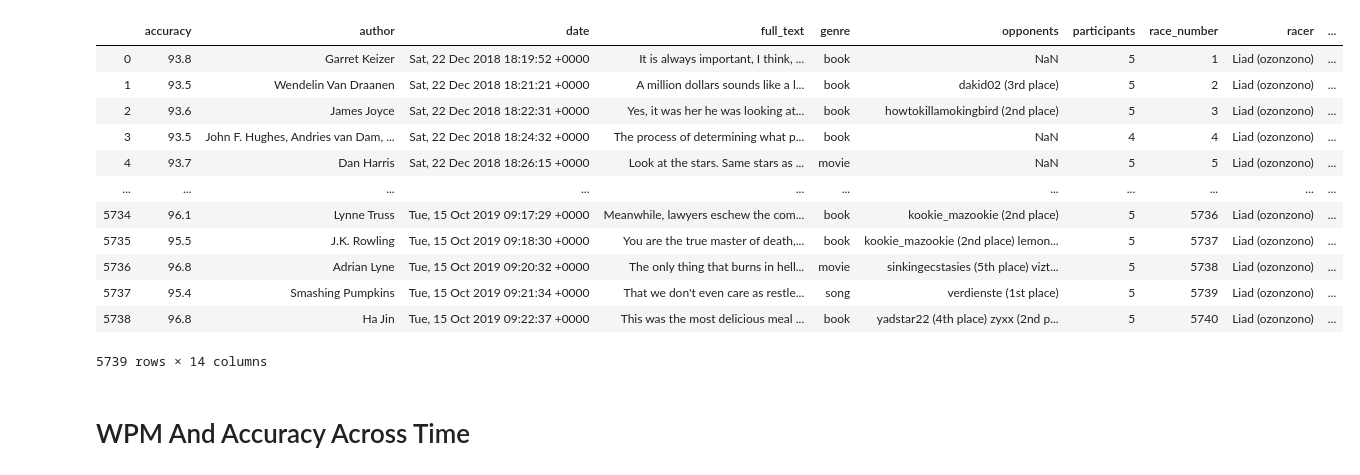
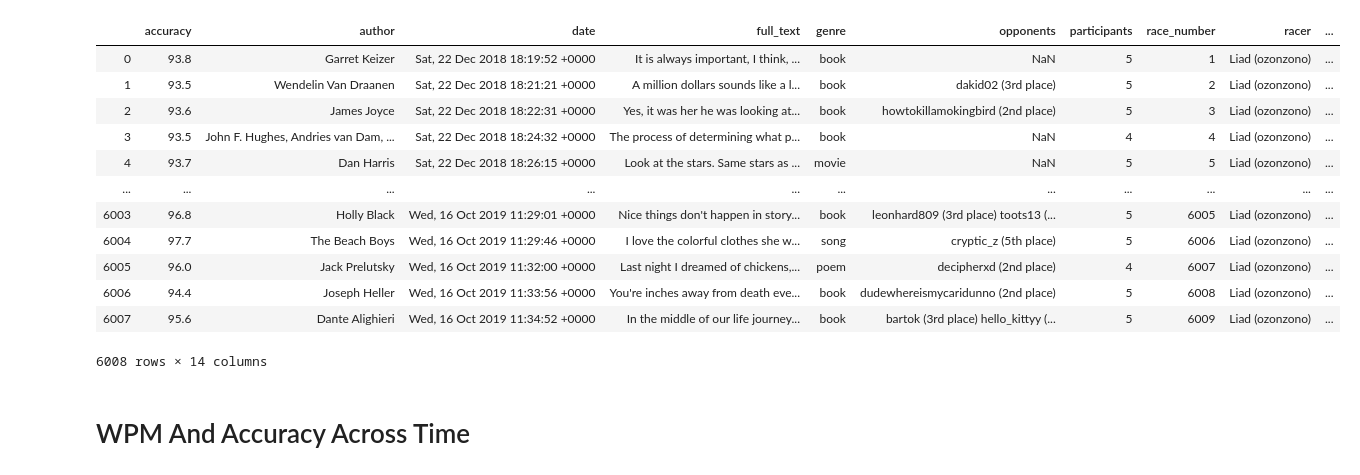
Before and after one commit to LiadOz/pandas-and-scrpaing, a Jupyter notebook: typeracer/analysis.ipynb, the cells around one changed output. Saved outputs shown, nothing was run; the diff lists cells and outputs as text; code cells hidden in the pictures.

```diff
--- a/typeracer/analysis.ipynb
+++ b/typeracer/analysis.ipynb
@@ -7,28 +7,28 @@ import numpy as np
 plt.rcParams['figure.figsize'] = (20, 10) # set default size of plots
 plt.rcParams.update({'font.size': 20})
 # %%
-df = pd.read_csv('ozonzono.csv', index_col=0)
+df = pd.read_csv('ozonzono.csv')
 df = df.rename(columns={'Race Number': 'race_number'})
 df = df.rename(columns={col:col.lower() for col in df.columns})
 df = df.reset_index().drop('index', axis=1)
 df.speed = df.speed.apply(lambda x: int(x.split(' ')[0]))
 df['timestamp'] = df.date.apply(pd.Timestamp)
 df['accuracy'] = df.accuracy.apply(lambda x: float(x[:-1]))
 df
 # %% [output]
 |  | accuracy | author | date | full_text | genre | opponents | participants | race_number | racer | ... |
 | 0 | 93.8 | Garret Keizer | Sat, 22 Dec 2018 18:19:52 +0000 | It is always important, I think, ... | book | NaN | 5 | 1 | Liad (ozonzono) | ... |
 | 1 | 93.5 | Wendelin Van Draanen | Sat, 22 Dec 2018 18:21:21 +0000 | A million dollars sounds like a l... | book | dakid02 (3rd place) | 5 | 2 | Liad (ozonzono) | ... |
 | 2 | 93.6 | James Joyce | Sat, 22 Dec 2018 18:22:31 +0000 | Yes, it was her he was looking at... | book | howtokillamokingbird (2nd place) | 5 | 3 | Liad (ozonzono) | ... |
 | 3 | 93.5 | John F. Hughes, Andries van Dam, ... | Sat, 22 Dec 2018 18:24:32 +0000 | The process of determining what p... | book | NaN | 4 | 4 | Liad (ozonzono) | ... |
 | 4 | 93.7 | Dan Harris | Sat, 22 Dec 2018 18:26:15 +0000 | Look at the stars. Same stars as ... | movie | NaN | 5 | 5 | Liad (ozonzono) | ... |
 | ... | ... | ... | ... | ... | ... | ... | ... | ... | ... | ... |
-| 5734 | 96.1 | Lynne Truss | Tue, 15 Oct 2019 09:17:29 +0000 | Meanwhile, lawyers eschew the com... | book | kookie_mazookie (2nd place) | 5 | 5736 | Liad (ozonzono) | ... |
-| 5735 | 95.5 | J.K. Rowling | Tue, 15 Oct 2019 09:18:30 +0000 | You are the true master of death,... | book | kookie_mazookie (2nd place) lemon... | 5 | 5737 | Liad (ozonzono) | ... |
-| 5736 | 96.8 | Adrian Lyne | Tue, 15 Oct 2019 09:20:32 +0000 | The only thing that burns in hell... | movie | sinkingecstasies (5th place) vizt... | 5 | 5738 | Liad (ozonzono) | ... |
-| 5737 | 95.4 | Smashing Pumpkins | Tue, 15 Oct 2019 09:21:34 +0000 | That we don't even care as restle... | song | verdienste (1st place) | 5 | 5739 | Liad (ozonzono) | ... |
-| 5738 | 96.8 | Ha Jin | Tue, 15 Oct 2019 09:22:37 +0000 | This was the most delicious meal ... | book | yadstar22 (4th place) zyxx (2nd p... | 5 | 5740 | Liad (ozonzono) | ... |
+| 6003 | 96.8 | Holly Black | Wed, 16 Oct 2019 11:29:01 +0000 | Nice things don't happen in story... | book | leonhard809 (3rd place) toots13 (... | 5 | 6005 | Liad (ozonzono) | ... |
+| 6004 | 97.7 | The Beach Boys | Wed, 16 Oct 2019 11:29:46 +0000 | I love the colorful clothes she w... | song | cryptic_z (5th place) | 5 | 6006 | Liad (ozonzono) | ... |
+| 6005 | 96.0 | Jack Prelutsky | Wed, 16 Oct 2019 11:32:00 +0000 | Last night I dreamed of chickens,... | poem | decipherxd (2nd place) | 4 | 6007 | Liad (ozonzono) | ... |
+| 6006 | 94.4 | Joseph Heller | Wed, 16 Oct 2019 11:33:56 +0000 | You're inches away from death eve... | book | dudewhereismycaridunno (2nd place) | 5 | 6008 | Liad (ozonzono) | ... |
+| 6007 | 95.6 | Dante Alighieri | Wed, 16 Oct 2019 11:34:52 +0000 | In the middle of our life journey... | book | bartok (3rd place) hello_kittyy (... | 5 | 6009 | Liad (ozonzono) | ... |
-5739 rows × 14 columns
+6008 rows × 14 columns
 # %% [markdown]
 # WPM And Accuracy Across Time
 # %%
```
Also changed, not shown: parts of 6 cells of this notebook, 4 other files.
